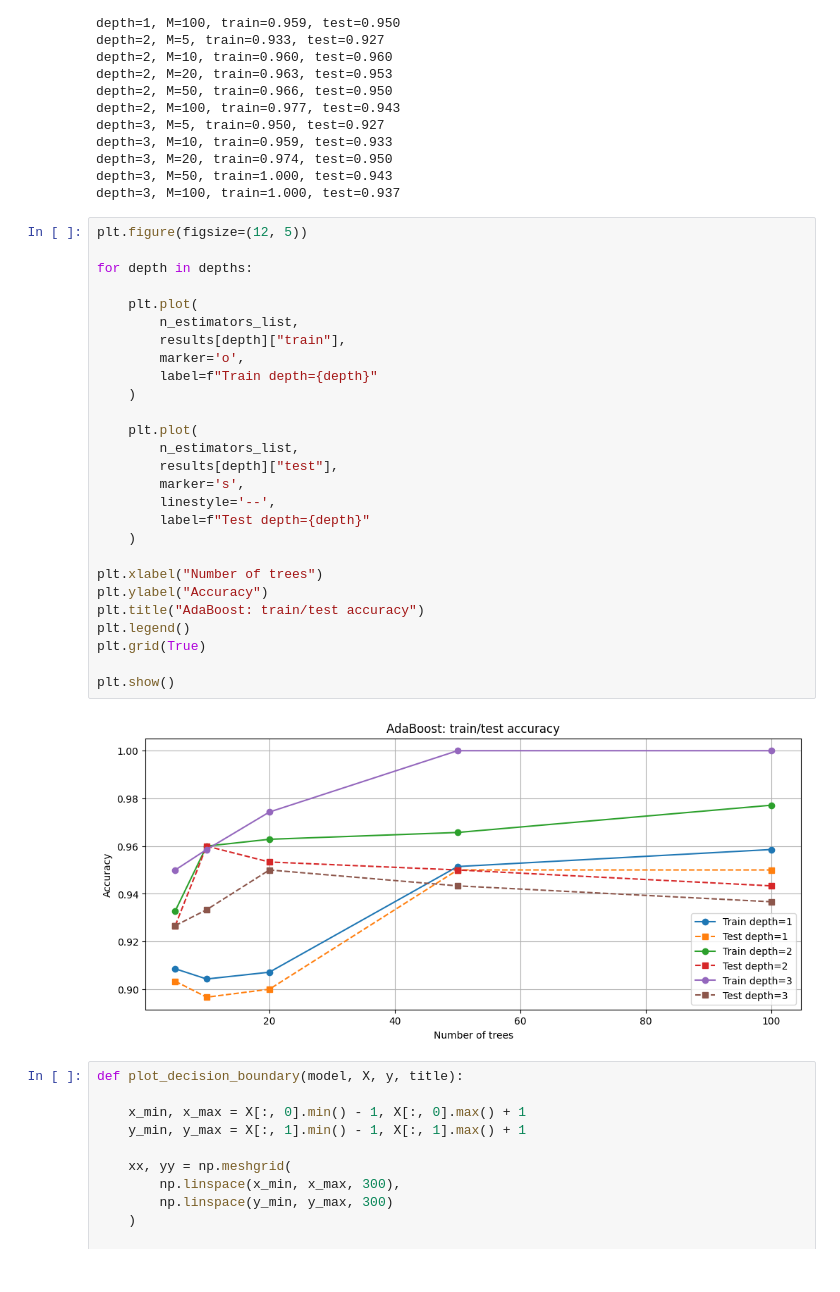
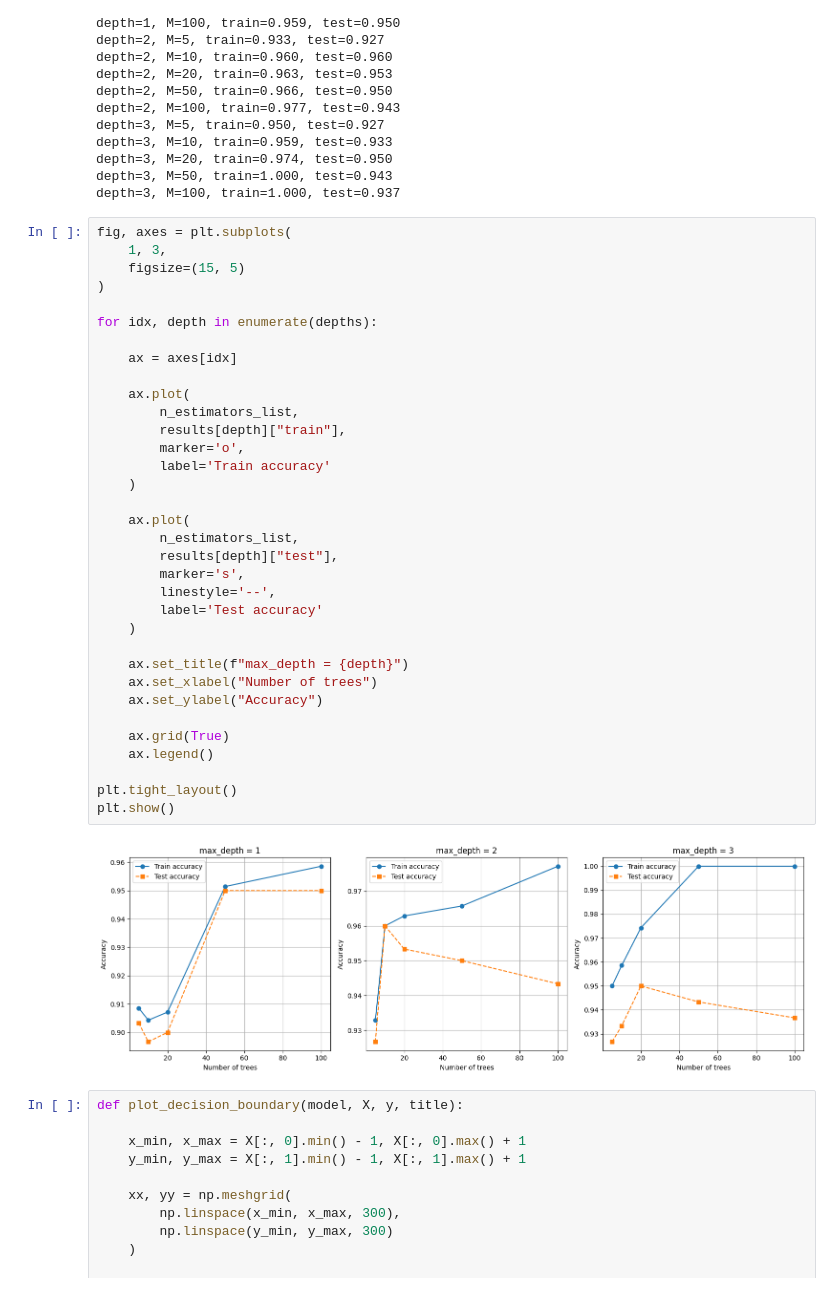
Before and after one commit to DmytryPan/ml-math-base-course, a Jupyter notebook: lab-10-boosting/HW_10_boosting.ipynb, the cells around one changed output. Drawn from its saved outputs; the diff is of its cells as text.

```diff
--- a/lab-10-boosting/HW_10_boosting.ipynb
+++ b/lab-10-boosting/HW_10_boosting.ipynb
@@ -197,34 +197,41 @@ depth=3, M=20, train=0.974, test=0.950
 depth=3, M=50, train=1.000, test=0.943
 depth=3, M=100, train=1.000, test=0.937
 # %%
-plt.figure(figsize=(12, 5))
+fig, axes = plt.subplots(
+    1, 3,
+    figsize=(15, 5)
+)
 
-for depth in depths:
+for idx, depth in enumerate(depths):
 
-    plt.plot(
+    ax = axes[idx]
+
+    ax.plot(
         n_estimators_list,
         results[depth]["train"],
         marker='o',
-        label=f"Train depth={depth}"
+        label='Train accuracy'
     )
 
-    plt.plot(
+    ax.plot(
         n_estimators_list,
         results[depth]["test"],
         marker='s',
         linestyle='--',
-        label=f"Test depth={depth}"
+        label='Test accuracy'
     )
 
-plt.xlabel("Number of trees")
-plt.ylabel("Accuracy")
-plt.title("AdaBoost: train/test accuracy")
-plt.legend()
-plt.grid(True)
+    ax.set_title(f"max_depth = {depth}")
+    ax.set_xlabel("Number of trees")
+    ax.set_ylabel("Accuracy")
 
+    ax.grid(True)
+    ax.legend()
+
+plt.tight_layout()
 plt.show()
 # %% [output]
-[figure, old version]
+[figure, new version]
 # %%
 def plot_decision_boundary(model, X, y, title):
 
```
Also changed, not shown: parts of 5 cells of this notebook.
